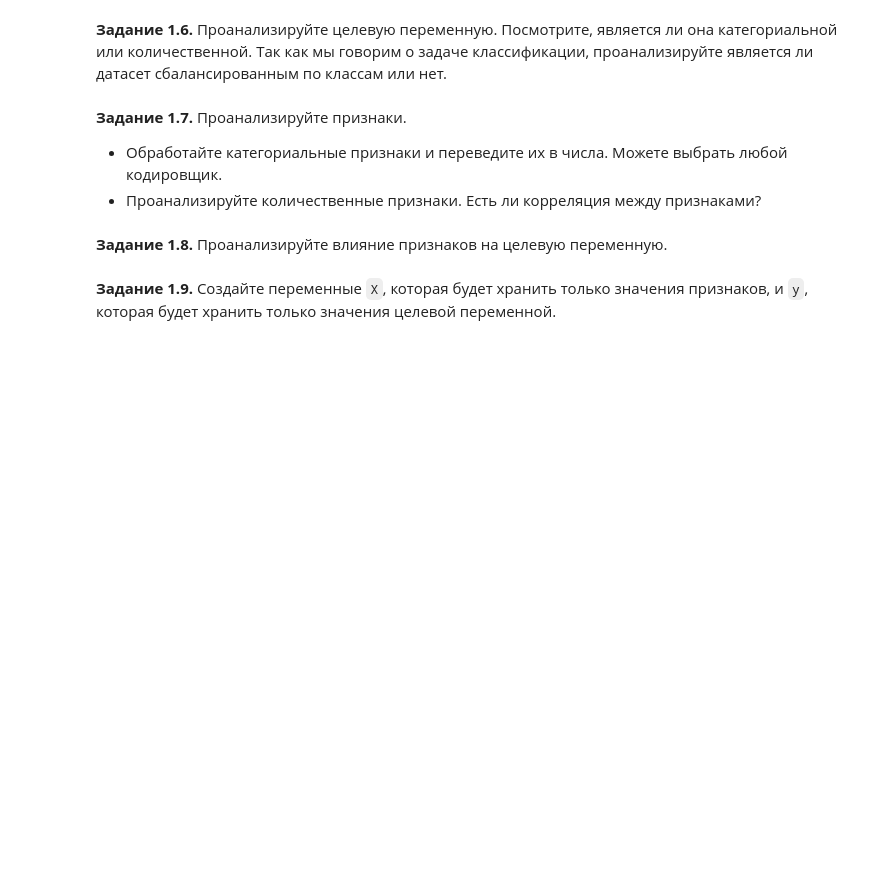
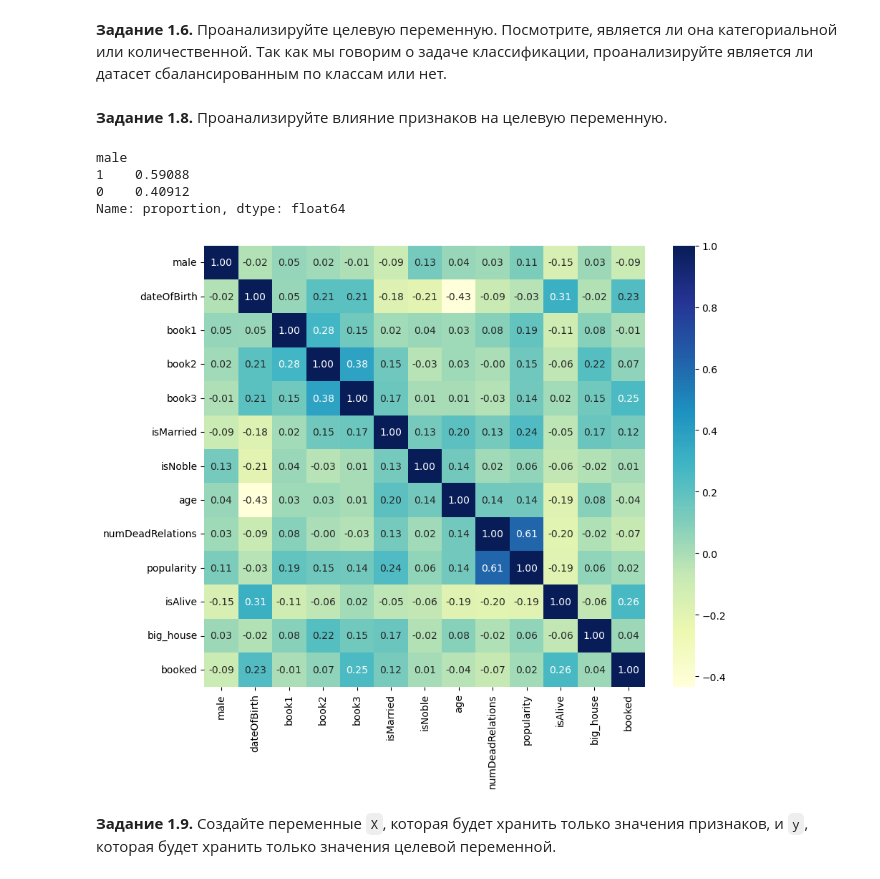
Before and after one commit to saitaro/dl-course, a Jupyter notebook: lesson_3_basics/homework_3_got.ipynb, the cells around one changed output. Drawn from its saved outputs; the diff is of its cells as text; code cells hidden in the pictures; blank space fills up the shorter version.

```diff
--- a/lesson_3_basics/homework_3_got.ipynb
+++ b/lesson_3_basics/homework_3_got.ipynb
@@ -187,2 +181,32 @@ data.drop(columns=[...], inplace = True)
+# %%
+incomplete_data = df.isna().mean() > 0.7
+underfilled_cols = incomplete_data[incomplete_data].index
+underfilled_cols
+
+COLUMNS_TO_DROP = [
+    'name',
+    'mother',
+    'father',
+    'house',
+    'heir',
+    'spouse',
+    'isAliveMother',
+    'isAliveFather',
+    'isAliveSpouse',
+    'isAliveHeir',
+    'culture',
+    'title',
+    # 'popularity',
+    #
+    # 'book1',
+    # 'book2',
+    # 'book3',
+    'book4',
+    'book5',
+    # 'isMarried',
+    # 'isNoble',
+]
+
+df.drop(columns=COLUMNS_TO_DROP, inplace=True)
 # %% [markdown]
 **Задание 1.6.** Проанализируйте целевую переменную. Посмотрите, является ли она категориальной или количественной. Так как мы говорим о задаче классификации, проанализируйте является ли датасет сбалансированным по классам или нет.
@@ -191,4 +212,0 @@ data.drop(columns=[...], inplace = True)
-# %% [markdown]
-**Задание 1.7.** Проанализируйте признаки.
-  * Обработайте категориальные признаки и переведите их в числа. Можете выбрать любой кодировщик.
-  * Проанализируйте количественные признаки. Есть ли корреляция между признаками?
@@ -201,2 +221,18 @@ data.drop(columns=[...], inplace = True)
+# %%
+# from sklearn.utils.class_weight import compute_class_weight
+
+# class_weights = compute_class_weight(class_weight='balanced', classes=np.unique(df['male']), y=df['male'])
+# class_weights_dict = dict(zip(np.unique(df['male']), class_weights))
+df.male.value_counts(normalize=True)
+# %% [output]
+male
+1    0.59088
+0    0.40912
+Name: proportion, dtype: float64
+# %%
+plt.figure(figsize=(10, 8))
+sns.heatmap(df.corr(), cmap="YlGnBu", fmt=".2f", annot=True, square=True);
+# %% [output]
+[figure, added]
 # %% [markdown]
 **Задание 1.9.** Создайте переменные `X`, которая будет хранить только значения признаков, и `y`, которая будет хранить только значения целевой переменной.
```
Also changed, not shown: parts of 64 cells of this notebook, 2 other files.
